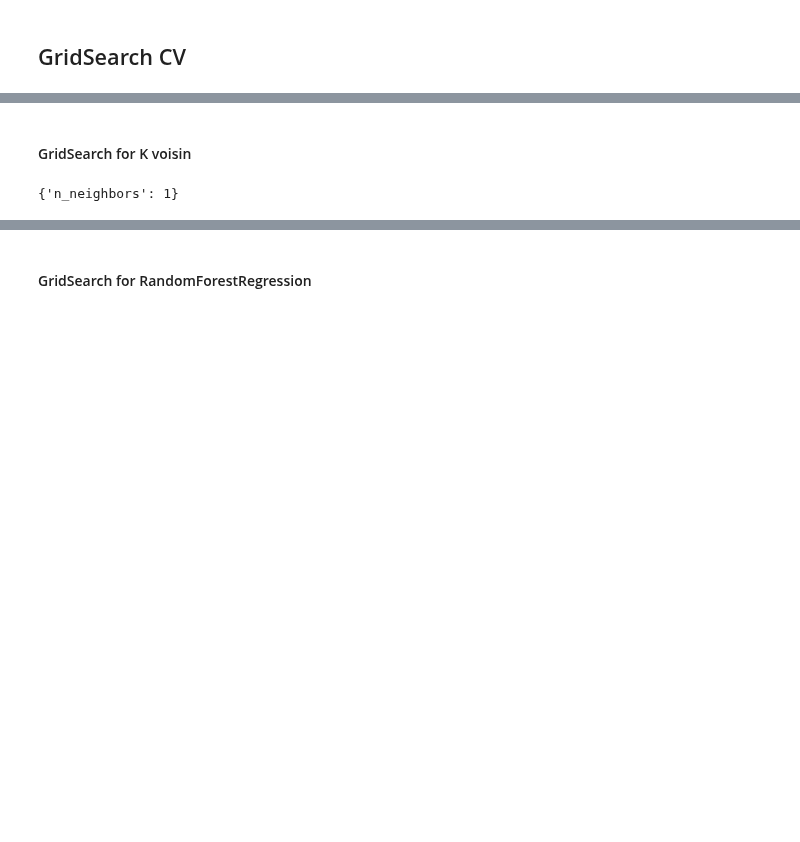
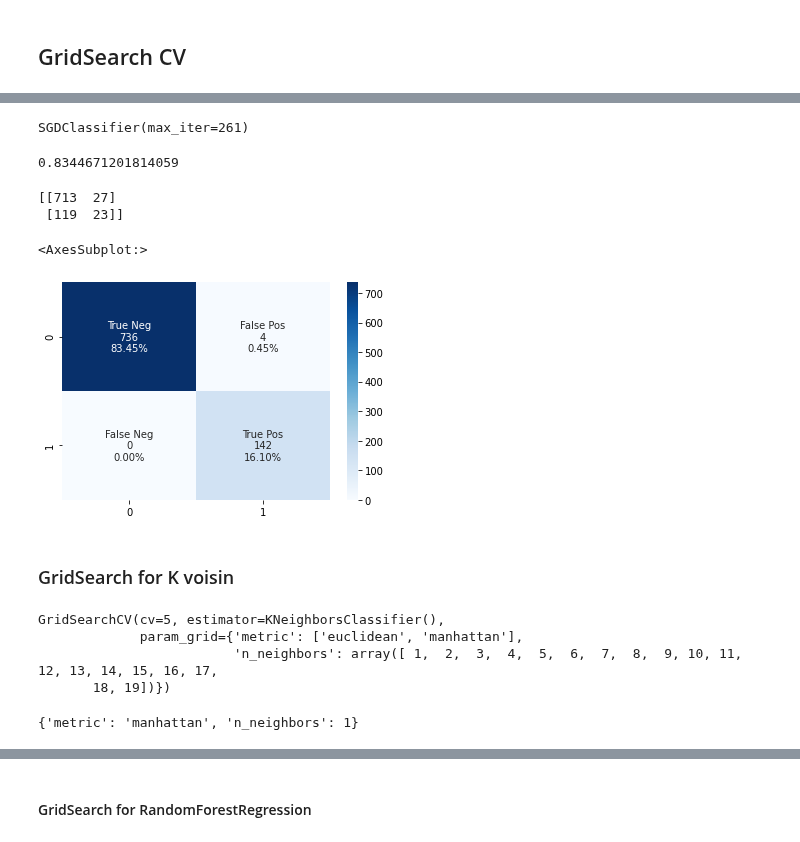
Before and after one commit to Killian-drh/Projet-HR-Analysis, a Jupyter notebook: NT_Projet_IA.ipynb, the cells around one changed output, grey strips where cells are left out. Saved outputs shown, nothing was run; the diff lists cells and outputs as text; code cells hidden in the pictures; blank space fills up the shorter version.

Commit message:
add confusion matrix

```diff
--- a/NT_Projet_IA.ipynb
+++ b/NT_Projet_IA.ipynb
@@ -518,14 +549,48 @@ grid.best_score_
+# %%
+model = grid.best_estimator_
+print(model)
+model.score(X_test,y_test)
+# %% [output]
+SGDClassifier(max_iter=261)
+0.8344671201814059
+# %%
+f_mat = confusion_matrix(y_test, model.predict(X_test))
+print(f_mat)
+# %% [output]
+[[713  27]
+ [119  23]]
+# %%
+group_names = ['True Neg','False Pos','False Neg','True Pos']
+group_counts = ["{0:0.0f}".format(value) for value in
+                cf_mat.flatten()]
+group_percentages = ["{0:.2%}".format(value) for value in
+                     cf_mat.flatten()/np.sum(cf_mat)]
+labels = [f"{v1}\n{v2}\n{v3}" for v1, v2, v3 in
+          zip(group_names,group_counts,group_percentages)]
+labels = np.asarray(labels).reshape(2,2)
+sns.heatmap(cf_mat, annot=labels,fmt='', cmap='Blues')
+# %% [output]
+<AxesSubplot:>
+[figure, added]
 # %% [markdown]
-#### GridSearch for K voisin
+### GridSearch for K voisin
 # %%
 params = {
-    'n_neighbors' : np.arange(1,20)
+    'n_neighbors' : np.arange(1,20),
+    'metric':['euclidean','manhattan']
 }
+
 grid = GridSearchCV(KNeighborsClassifier(), param_grid=params, cv=5)
 grid.fit(X_train, y_train)
-grid.best_params_
 # %% [output]
-{'n_neighbors': 1}
+GridSearchCV(cv=5, estimator=KNeighborsClassifier(),
+             param_grid={'metric': ['euclidean', 'manhattan'],
+                         'n_neighbors': array([ 1,  2,  3,  4,  5,  6,  7,  8,  9, 10, 11, 12, 13, 14, 15, 16, 17,
+       18, 19])})
+# %%
+grid.best_params_
+# %% [output]
+{'metric': 'manhattan', 'n_neighbors': 1}
 # %%
 grid.best_score_
 # %% [output]
```
Also changed, not shown: parts of 34 cells of this notebook.
